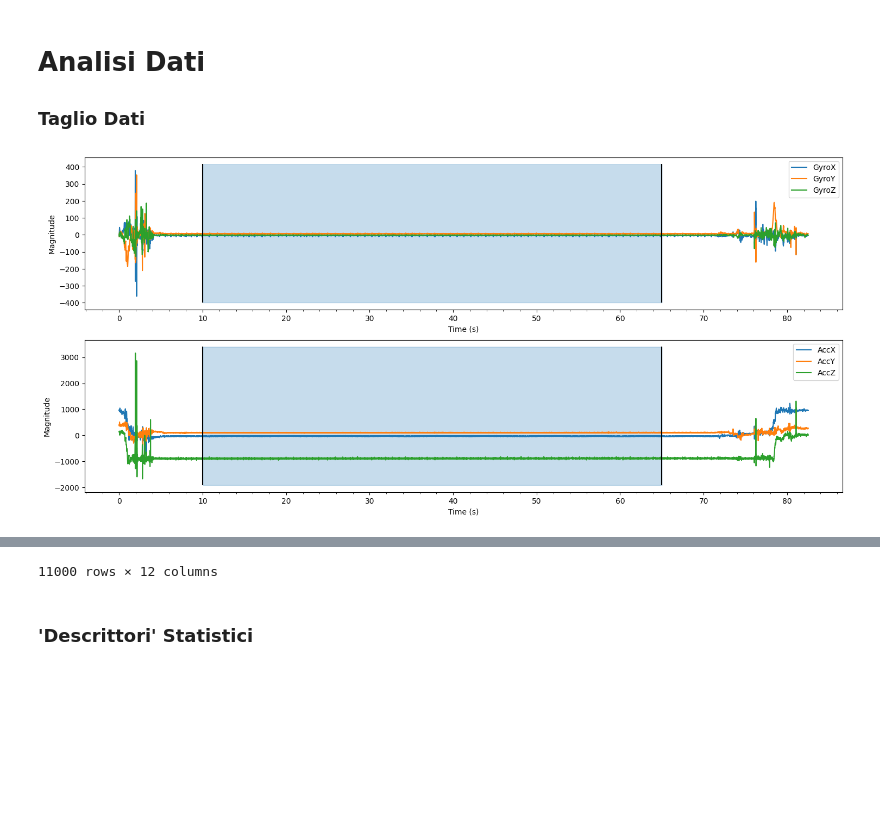
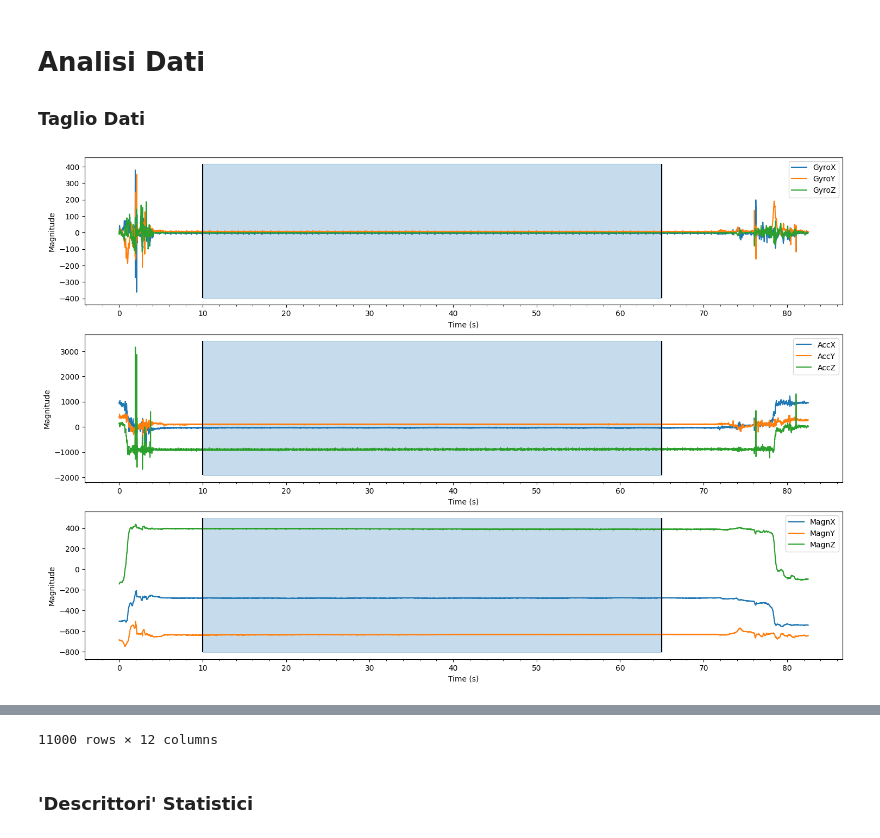
Before and after one commit to enlupi/GruppoSeven, a Jupyter notebook: project_final.ipynb, the cells around one changed output, grey strips where cells are left out. Saved outputs shown, nothing was run; the diff lists cells and outputs as text; code cells hidden in the pictures; blank space fills up the shorter version.

```diff
--- a/project_final.ipynb
+++ b/project_final.ipynb
@@ -75,22 +76,22 @@ raw_data
 # %%
-# labels = ["GyroX", "GyroY", "GyroZ", "AccX", "AccY", "AccZ", "MagnX", "MagnY", "MagnZ"]
-labels = ["GyroX", "GyroY", "GyroZ", "AccX", "AccY", "AccZ"]
-Nvar = len(labels)
 
-fig, axs = plt.subplots(Nvar, 2, figsize=(18, 4 * Nvar))
-for i in range(2):
-    for j in range(Nvar):
+# # labels = ["GyroX", "GyroY", "GyroZ", "AccX", "AccY", "AccZ"]
+# Nvar = len(labels)
 
-        if i == 0:
-            x_range = raw_data["Abs Time"]
-            data_range = raw_data[labels[j]]
-        else:
-            ixmin, ixmax = (20 * ACQ_FREQ - 50,  24 * ACQ_FREQ + 50)
-            data_range = raw_data.loc[ixmin:ixmax ,labels[j]]
-            x_range = raw_data.loc[ixmin:ixmax, "Abs Time"]
-            axs[j][i].set_xlim(20, 24)
+# fig, axs = plt.subplots(Nvar, 2, figsize=(18, 4 * Nvar))
+# for i in range(2):
+#     for j in range(Nvar):
 
-        axs[j][i].plot(x_range, data_range, label=labels[j])
-        axs[j][i].set_xlabel("Time [s]")
-        axs[j][i].set_ylabel("Magnitude")
-        axs[j][i].legend(loc="best")
+#         if i == 0:
+#             x_range = raw_data["Abs Time"]
+#             data_range = raw_data[labels[j]]
+#         else:
+#             ixmin, ixmax = (20 * ACQ_FREQ - 50,  24 * ACQ_FREQ + 50)
+#             data_range = raw_data.loc[ixmin:ixmax ,labels[j]]
+#             x_range = raw_data.loc[ixmin:ixmax, "Abs Time"]
+#             axs[j][i].set_xlim(20, 24)
+
+#         axs[j][i].plot(x_range, data_range, label=labels[j])
+#         axs[j][i].set_xlabel("Time [s]")
+#         axs[j][i].set_ylabel("Magnitude")
+#         axs[j][i].legend(loc="best")
@@ -101,35 +100,37 @@ for i in range(2):
 ### Taglio Dati
 # %%
 from matplotlib.ticker import AutoMinorLocator, MultipleLocator, FuncFormatter
+
+labels = ["GyroX", "GyroY", "GyroZ", "AccX", "AccY", "AccZ", "MagnX", "MagnY", "MagnZ"]
 
 T1_CUT = 10
 IT1_CUT = round(T1_CUT * ACQ_FREQ)
 T2_CUT = 65
 IT2_CUT = round(T2_CUT * ACQ_FREQ)
 
 plt.figure(figsize=(18, 4 * (Nvar // 3)))
 for i in range(Nvar // 3):
     ax = plt.subplot(Nvar // 3, 1, i + 1)
     plt.plot(raw_data["Abs Time"], raw_data[labels[i * 3]], label=labels[i * 3])
     plt.plot(raw_data["Abs Time"], raw_data[labels[i * 3 + 1]], label=labels[i * 3 + 1])
     plt.plot(raw_data["Abs Time"], raw_data[labels[i * 3 + 2]], label=labels[i * 3 + 2])
     ymin, ymax = plt.ylim()
     plt.vlines(x=raw_data.loc[IT1_CUT, "Abs Time"], ymin=ymin, ymax=ymax, colors="black")
     plt.vlines(x=raw_data.loc[IT2_CUT, "Abs Time"], ymin=ymin, ymax=ymax, colors="black")
 
     ax.fill_between(raw_data.loc[IT1_CUT: IT2_CUT, "Abs Time"], ymin, ymax, color='C0', alpha=0.25)
 
     ax.xaxis.set_major_locator(MultipleLocator(10))
     ax.xaxis.set_minor_locator(AutoMinorLocator(5))
     plt.xlabel("Time (s)")
     plt.ylabel("Magnitude")
     plt.legend()
 
 plt.show()
-data = raw_data.loc[IT1_CUT: IT2_CUT - 1, :]
-data
+raw_data_cut = raw_data.loc[IT1_CUT: IT2_CUT - 1, :]
+raw_data_cut
 # %% [output]
-[figure, old version]
+[figure, new version]
 |  | Log Freq | Timestamp | Abs Time | AccX | AccY | AccZ | GyroX | GyroY | GyroZ | MagnX | MagnY | ... |
 | 2000 | 200 | 1576222781 | 10.000 | -36.191918 | 98.305357 | -897.115495 | -0.486499 | 7.986364 | -1.527557 | -278.856972 | -639.776198 | ... |
 | 2001 | 200 | 1576222781 | 10.005 | -22.684157 | 97.764133 | -915.007862 | -0.684972 | 7.161936 | -1.802366 | -278.856972 | -639.776198 | ... |
```
Also changed, not shown: parts of 10 cells of this notebook.
